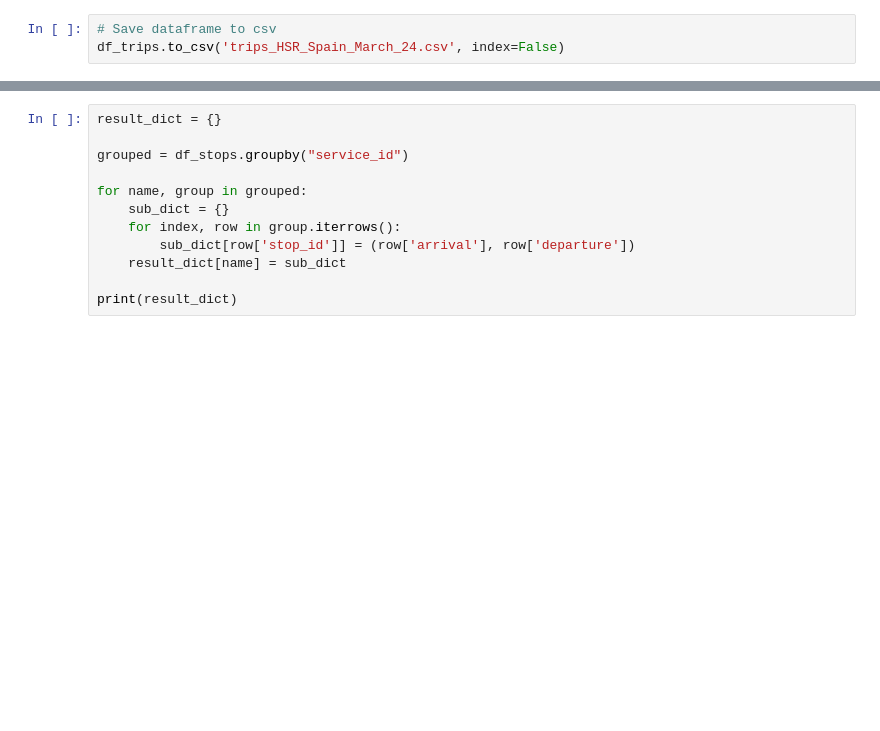
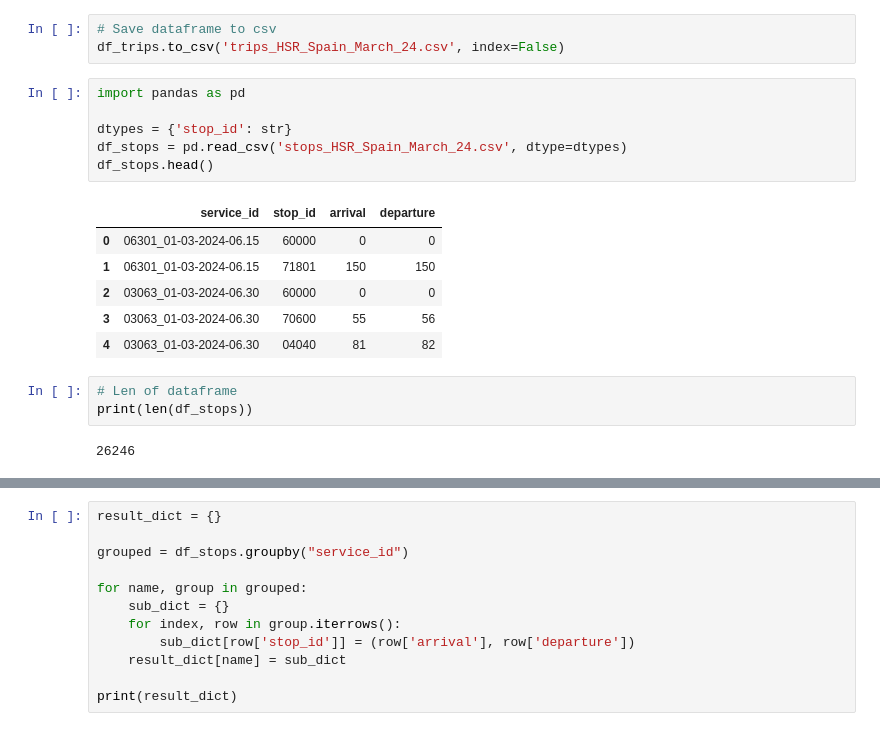
Before and after one commit to JoseAngelMartinB/robin, a Jupyter notebook: notebooks/14.0-renfe_scraping.ipynb, the cells around one changed output, grey strips where cells are left out. Saved outputs shown, nothing was run; the diff lists cells and outputs as text; blank space fills up the shorter version.

```diff
--- a/notebooks/14.0-renfe_scraping.ipynb
+++ b/notebooks/14.0-renfe_scraping.ipynb
@@ -129,3 +129,21 @@ df_stops.to_csv('stops_HSR_Spain_March_24.csv', index=False)
 # %%
 # Save dataframe to csv
 df_trips.to_csv('trips_HSR_Spain_March_24.csv', index=False)
+# %%
+import pandas as pd
+
+dtypes = {'stop_id': str}
+df_stops = pd.read_csv('stops_HSR_Spain_March_24.csv', dtype=dtypes)
+df_stops.head()
+# %% [output]
+|  | service_id | stop_id | arrival | departure |
+| 0 | 06301_01-03-2024-06.15 | 60000 | 0 | 0 |
+| 1 | 06301_01-03-2024-06.15 | 71801 | 150 | 150 |
+| 2 | 03063_01-03-2024-06.30 | 60000 | 0 | 0 |
+| 3 | 03063_01-03-2024-06.30 | 70600 | 55 | 56 |
+| 4 | 03063_01-03-2024-06.30 | 04040 | 81 | 82 |
+# %%
+# Len of dataframe
+print(len(df_stops))
+# %% [output]
+26246
```
Also changed, not shown: parts of 2 cells of this notebook, 1 other file.
